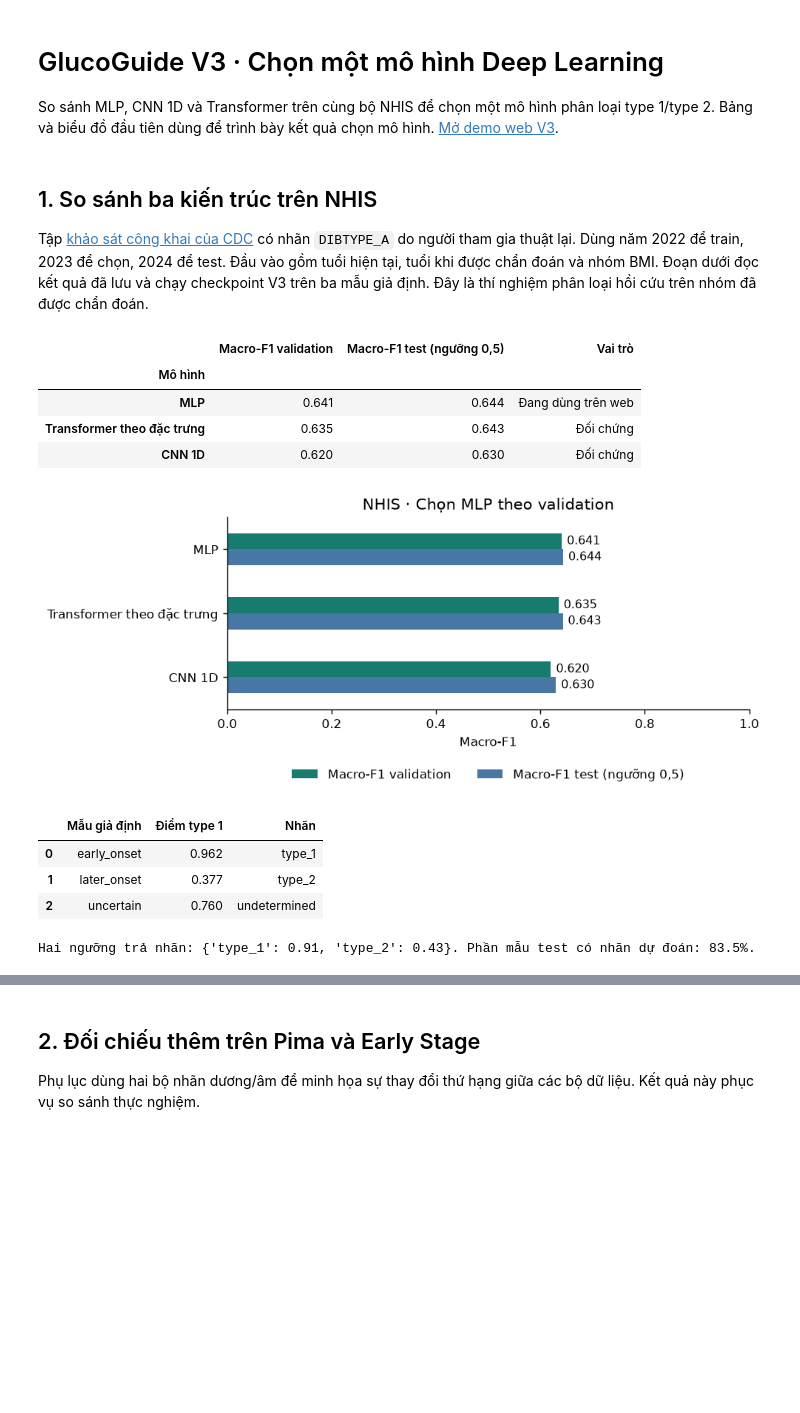
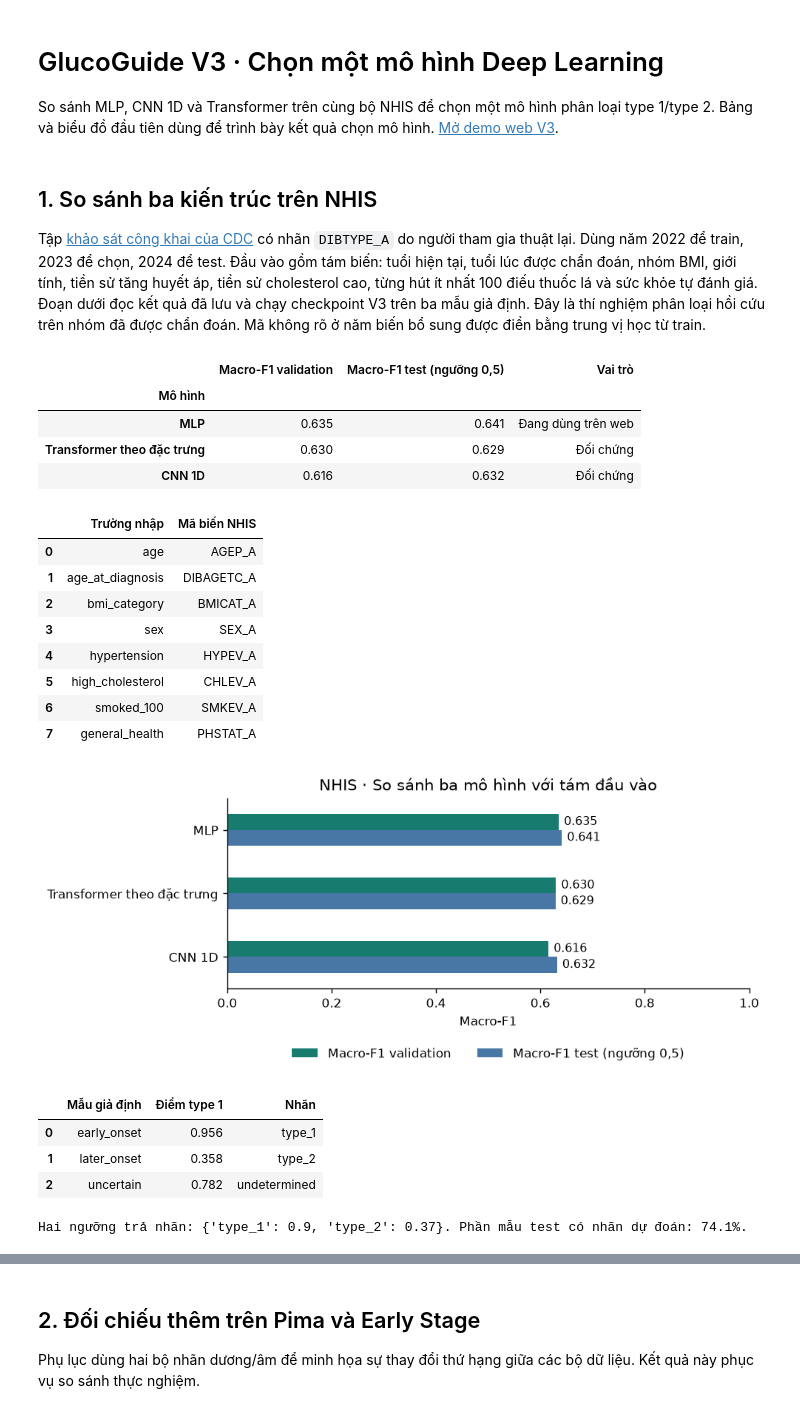
Before and after one commit to jellalaz/He_Thong_Thong_Minh_Thay_Que, a Jupyter notebook: notebooks/tieuluan_final_06_02_giangkt_v3.ipynb, the cells around one changed output, grey strips where cells are left out. Drawn from its saved outputs; the diff is of its cells as text; code cells hidden in the pictures; blank space fills up the shorter version.

Commit message:
Train and deploy the V3 diabetes type model with eight NHIS inputs

```diff
--- a/notebooks/tieuluan_final_06_02_giangkt_v3.ipynb
+++ b/notebooks/tieuluan_final_06_02_giangkt_v3.ipynb
@@ -30,48 +30,59 @@ plt.rcParams.update({'font.family': 'DejaVu Sans', 'font.size': 10, 'figure.dpi'
 # %% [markdown]
 ## 1. So sánh ba kiến trúc trên NHIS
 
-Tập [khảo sát công khai của CDC](https://www.cdc.gov/nchs/nhis/documentation/2024-nhis.html) có nhãn `DIBTYPE_A` do người tham gia thuật lại. Dùng năm 2022 để train, 2023 để chọn, 2024 để test. Đầu vào gồm tuổi hiện tại, tuổi khi được chẩn đoán và nhóm BMI. Đoạn dưới đọc kết quả đã lưu và chạy checkpoint V3 trên ba mẫu giả định. Đây là thí nghiệm phân loại hồi cứu trên nhóm đã được chẩn đoán.
+Tập [khảo sát công khai của CDC](https://www.cdc.gov/nchs/nhis/documentation/2024-nhis.html) có nhãn `DIBTYPE_A` do người tham gia thuật lại. Dùng năm 2022 để train, 2023 để chọn, 2024 để test. Đầu vào gồm tám biến: tuổi hiện tại, tuổi lúc được chẩn đoán, nhóm BMI, giới tính, tiền sử tăng huyết áp, tiền sử cholesterol cao, từng hút ít nhất 100 điếu thuốc lá và sức khỏe tự đánh giá. Đoạn dưới đọc kết quả đã lưu và chạy checkpoint V3 trên ba mẫu giả định. Đây là thí nghiệm phân loại hồi cứu trên nhóm đã được chẩn đoán. Mã không rõ ở năm biến bổ sung được điền bằng trung vị học từ train.
 # %%
 from app import type_study
 
 typed = type_study.results()
 families = [typed['models'][name] for name in typed['ranking']]
 comparison = pd.DataFrame([
     {'Mô hình': m['label'], 'Macro-F1 validation': m['validation_f1'],
      'Macro-F1 test (ngưỡng 0,5)': m['test']['macro_f1']}
     for m in families
 ]).set_index('Mô hình')
 table = comparison.round(3).copy()
-table['Vai trò'] = ['Đang dùng trên web', 'Đối chứng', 'Đối chứng']
+table['Vai trò'] = ['Đang dùng trên web' if family == typed['selected_family'] else 'Đối chứng'
+                   for family in typed['ranking']]
 display(table)
+display(pd.DataFrame(typed['feature_columns'].items(), columns=['Trường nhập', 'Mã biến NHIS']))
 axes = comparison.plot.barh(figsize=(8, 3.6), color=['#187b70', '#4876a5'])
-axes.set(xlim=(0, 1), xlabel='Macro-F1', ylabel='', title='NHIS · Chọn MLP theo validation')
+axes.set(xlim=(0, 1), xlabel='Macro-F1', ylabel='', title='NHIS · So sánh ba mô hình với tám đầu vào')
 axes.invert_yaxis()
 for bars in axes.containers:
     axes.bar_label(bars, fmt='%.3f', padding=4, fontsize=9)
 axes.legend(loc='upper center', bbox_to_anchor=(.5, -.25), ncol=2, frameon=False)
 plt.tight_layout()
 plt.show()
 
 rows = []
 for key, sample in type_study.EXAMPLES.items():
     predicted = type_study.predict(**sample)
     assert predicted['label'] == typed['examples'][key]['label']
     np.testing.assert_allclose(predicted['type_1_score'], typed['examples'][key]['score'])
     rows.append({'Mẫu giả định': key, 'Điểm type 1': predicted['type_1_score'], 'Nhãn': predicted['label']})
 display(pd.DataFrame(rows).round(3))
 test = typed['guarded_test']
 print(f"Hai ngưỡng trả nhãn: {typed['thresholds']}. Phần mẫu test có nhãn dự đoán: {test['coverage']:.1%}.")
 # %% [output]
 |  | Macro-F1 validation | Macro-F1 test (ngưỡng 0,5) | Vai trò |
 | Mô hình |  |  |  |
-| MLP | 0.641 | 0.644 | Đang dùng trên web |
-| Transformer theo đặc trưng | 0.635 | 0.643 | Đối chứng |
-| CNN 1D | 0.620 | 0.630 | Đối chứng |
+| MLP | 0.635 | 0.641 | Đang dùng trên web |
+| Transformer theo đặc trưng | 0.630 | 0.629 | Đối chứng |
+| CNN 1D | 0.616 | 0.632 | Đối chứng |
+|  | Trường nhập | Mã biến NHIS |
+| 0 | age | AGEP_A |
+| 1 | age_at_diagnosis | DIBAGETC_A |
+| 2 | bmi_category | BMICAT_A |
+| 3 | sex | SEX_A |
+| 4 | hypertension | HYPEV_A |
+| 5 | high_cholesterol | CHLEV_A |
+| 6 | smoked_100 | SMKEV_A |
+| 7 | general_health | PHSTAT_A |
-[figure, old version]
+[figure, new version]
-|  | Mẫu giả định | Điểm type 1 | Nhãn |
-| 0 | early_onset | 0.962 | type_1 |
-| 1 | later_onset | 0.377 | type_2 |
-| 2 | uncertain | 0.760 | undetermined |
+|  | Mẫu giả định | Điểm type 1 | Nhãn |
+| 0 | early_onset | 0.956 | type_1 |
+| 1 | later_onset | 0.358 | type_2 |
+| 2 | uncertain | 0.782 | undetermined |
-Hai ngưỡng trả nhãn: {'type_1': 0.91, 'type_2': 0.43}. Phần mẫu test có nhãn dự đoán: 83.5%.
+Hai ngưỡng trả nhãn: {'type_1': 0.9, 'type_2': 0.37}. Phần mẫu test có nhãn dự đoán: 74.1%.
 # %% [markdown]
```
Also changed, not shown: parts of 1 cell of this notebook, 12 other files.
